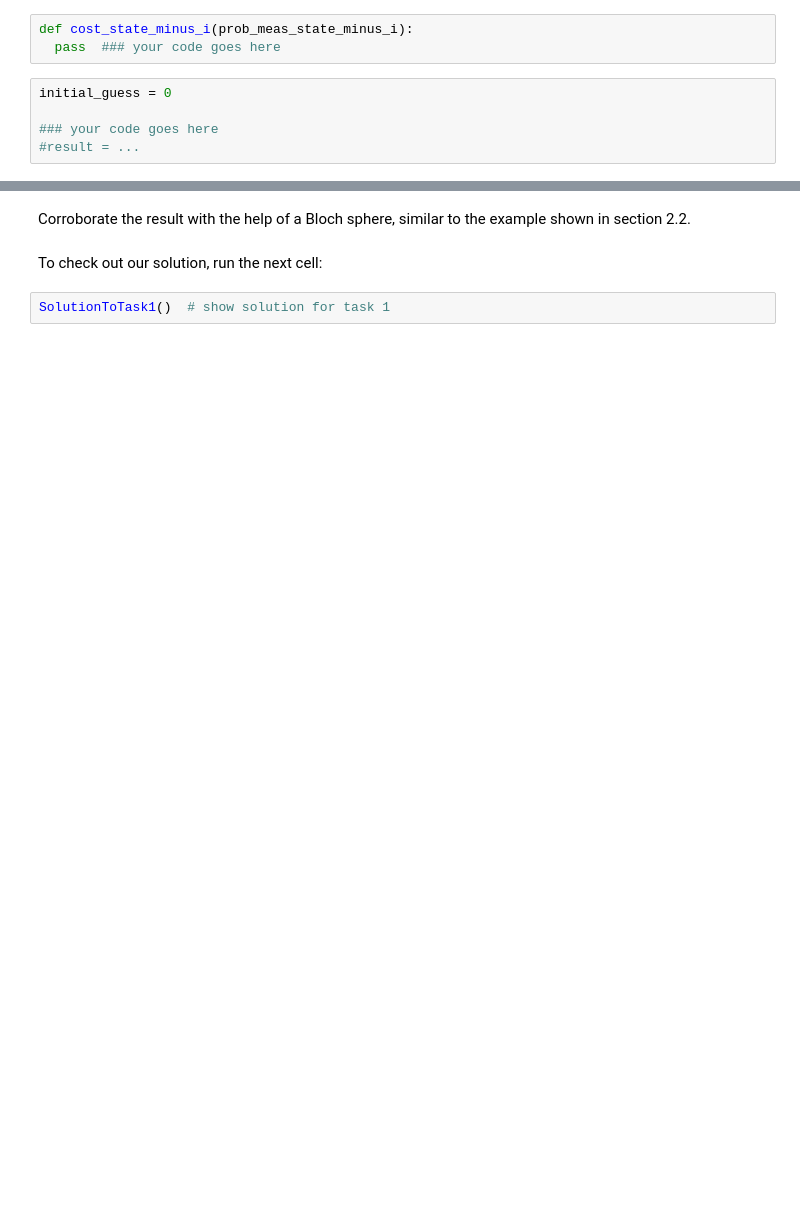
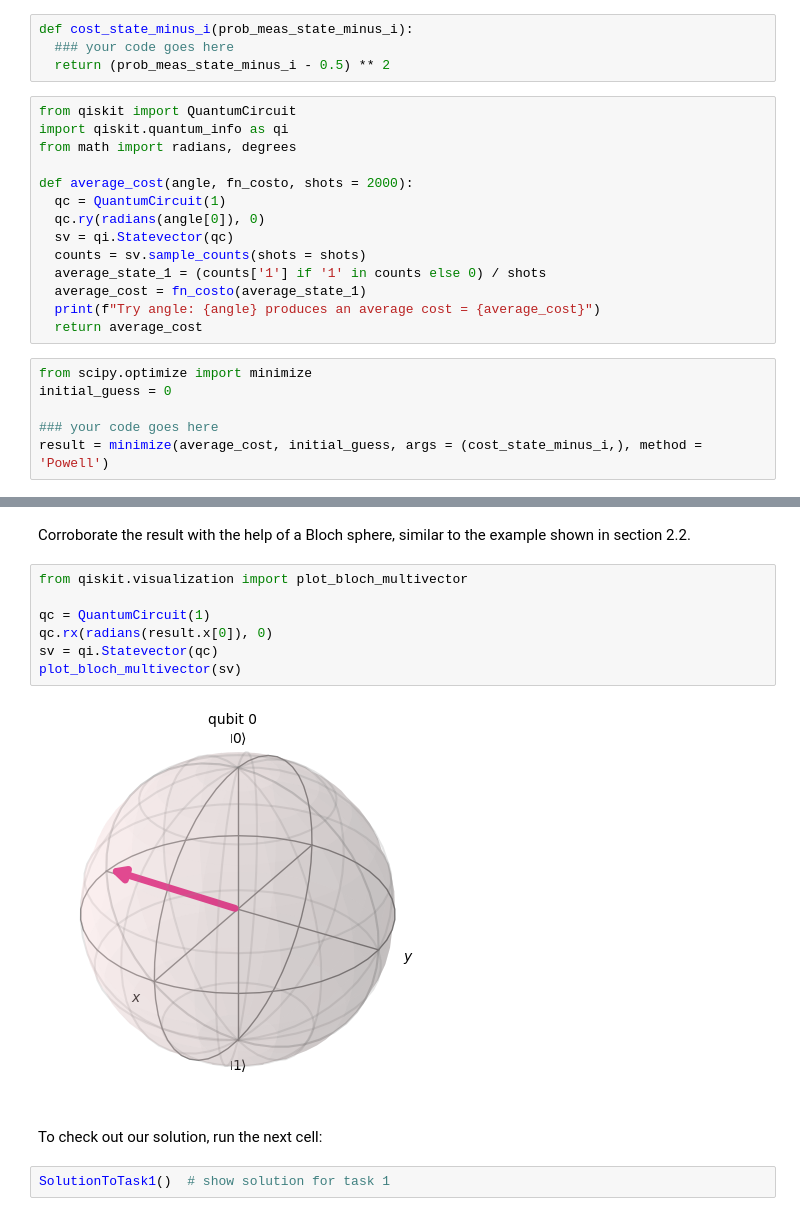
Before and after one commit to james-lucius/qureca_ADEQUATE, a Jupyter notebook: M9_2221_QNNs_2_2_1_Training_a_QNN_Exercises.ipynb, the cells around one changed output, grey strips where cells are left out. Saved outputs shown, nothing was run; the diff lists cells and outputs as text; blank space fills up the shorter version.

```diff
--- a/M9_2221_QNNs_2_2_1_Training_a_QNN_Exercises.ipynb
+++ b/M9_2221_QNNs_2_2_1_Training_a_QNN_Exercises.ipynb
@@ -44,9 +44,25 @@ To test your cost function, copy the code from section "2.2 Training a QNN," but
 You can use the same code from the def `average_cost(angle, fn_costo, shots=2000)` function, just copy it.
 # %%
 def cost_state_minus_i(prob_meas_state_minus_i):
-  pass  ### your code goes here
+  ### your code goes here
+  return (prob_meas_state_minus_i - 0.5) ** 2
+# %%
+from qiskit import QuantumCircuit
+import qiskit.quantum_info as qi
+from math import radians, degrees
+
+def average_cost(angle, fn_costo, shots = 2000):
+  qc = QuantumCircuit(1)
+  qc.ry(radians(angle[0]), 0)
+  sv = qi.Statevector(qc)
+  counts = sv.sample_counts(shots = shots)
+  average_state_1 = (counts['1'] if '1' in counts else 0) / shots
+  average_cost = fn_costo(average_state_1)
+  print(f"Try angle: {angle} produces an average cost = {average_cost}")
+  return average_cost
 # %%
+from scipy.optimize import minimize
 initial_guess = 0
 
 ### your code goes here
-#result = ...
+result = minimize(average_cost, initial_guess, args = (cost_state_minus_i,), method = 'Powell')
@@ -53,5 +87,14 @@ initial_guess = 0
 # %% [markdown]
 Corroborate the result with the help of a Bloch sphere, similar to the example shown in section 2.2.
+# %%
+from qiskit.visualization import plot_bloch_multivector
+
+qc = QuantumCircuit(1)
+qc.rx(radians(result.x[0]), 0)
+sv = qi.Statevector(qc)
+plot_bloch_multivector(sv)
+# %% [output]
+[figure, added]
 # %% [markdown]
 To check out our solution, run the next cell:
 # %%
```
Also changed, not shown: parts of 11 cells of this notebook.
